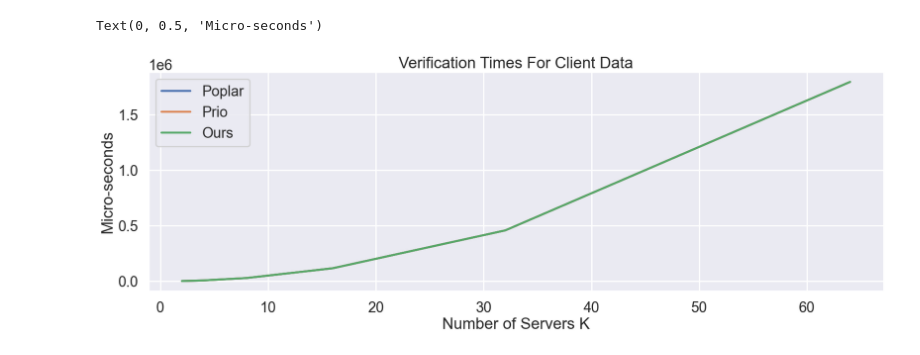
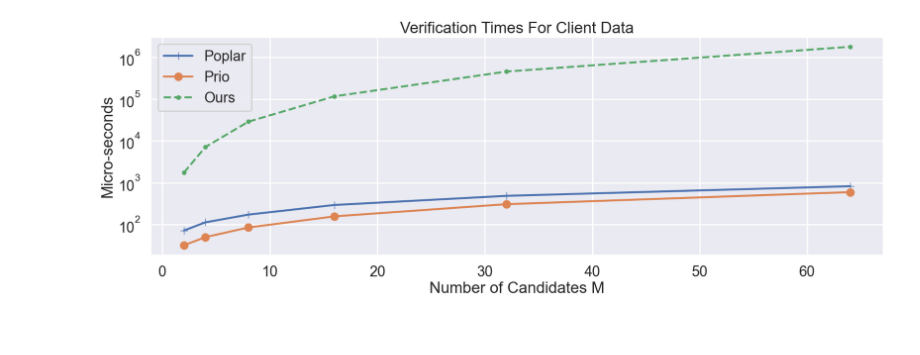
Before and after one commit to abiswas3/Verifiable-Differential-Privacy, a Jupyter notebook: scripts_for_paper/PlotsForPaper.ipynb, the cells around one changed output. Drawn from its saved outputs; the diff is of its cells as text; code cells hidden in the pictures.

```diff
--- a/scripts_for_paper/PlotsForPaper.ipynb
+++ b/scripts_for_paper/PlotsForPaper.ipynb
@@ -51,13 +13,39 @@ FS_SCHNORR = {2:1754,
               64:1797386
              }
 
-POPLAR = FS_SCHNORR
-PRIO = FS_SCHNORR
+PRIO = {2:20,
+4:32,
+8:55,
+16:89,
+32:143,
+64:233,
+128:403,
+256:789,
+512:1576,
+1024:3145,
+2048:6277,
+4096:12627,
+8192:25190,}
+
+POPLAR = {
+2:29,
+4:44,
+8:68,
+16:112,
+32:167,
+64:290,
+128:570,
+256:1113,
+512:2236,
+1024:4433,
+2048:8984,
+4096:17710,
+8192:35476,}
 # %%
-ax = pd.DataFrame([POPLAR, PRIO, FS_SCHNORR], index = ['Poplar', 'Prio', 'Ours']).T.plot(figsize=(20, 6))
+ax = pd.DataFrame([POPLAR, PRIO, FS_SCHNORR], index = ['Poplar', 'Prio', 'Ours']).T.plot(figsize=(20, 6),  style=['+-','o-','.--'])
 ax.set_title('Verification Times For Client Data')
-ax.set_xlabel('Number of Servers K')
+ax.set_xlabel('Number of Candidates M')
 ax.set_ylabel('Micro-seconds')
+ax.set_yscale('log')
 # %% [output]
-Text(0, 0.5, 'Micro-seconds')
-[figure, old version]
+[figure, new version]
```
Also changed, not shown: parts of 2 cells of this notebook, 5 other files.
